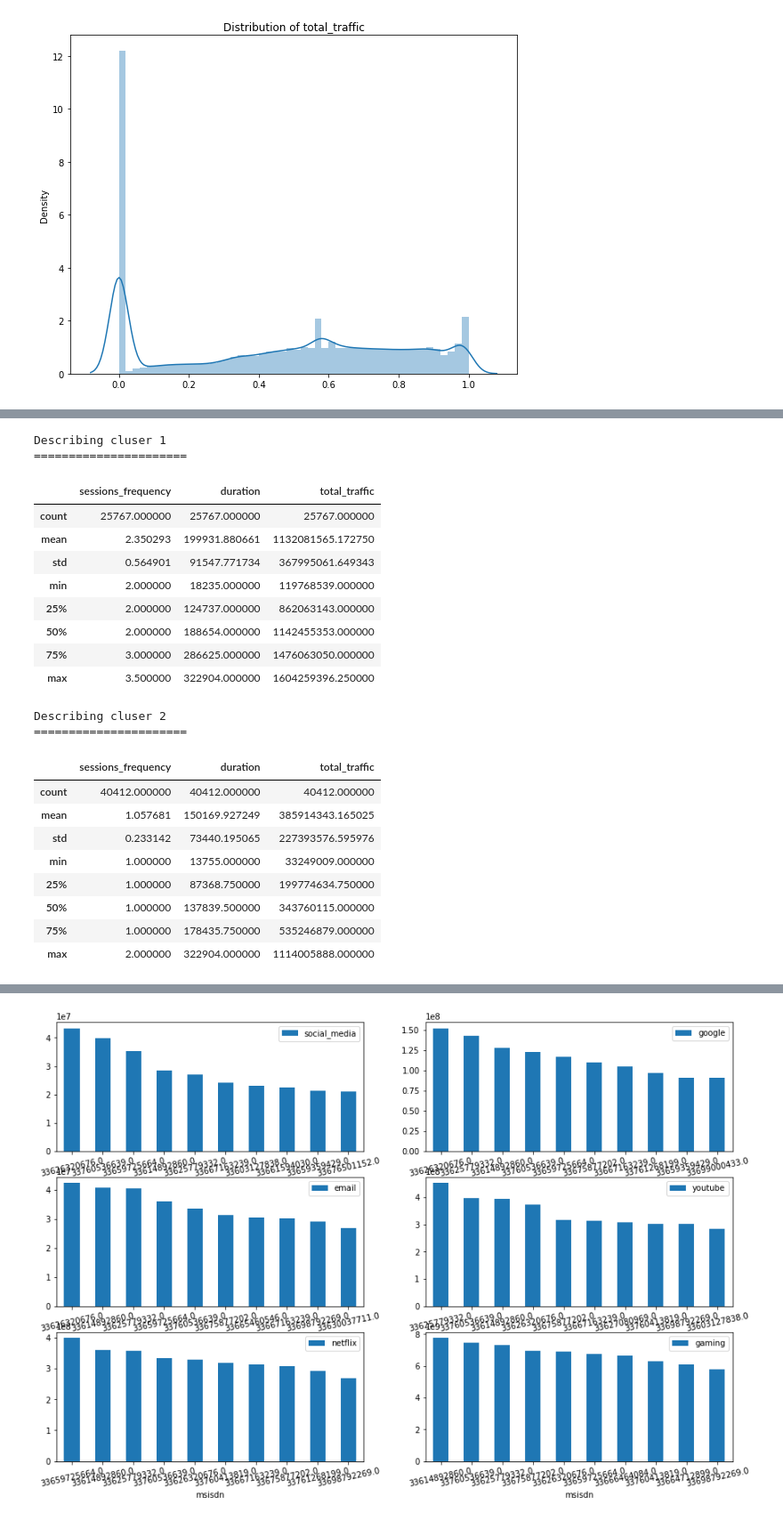
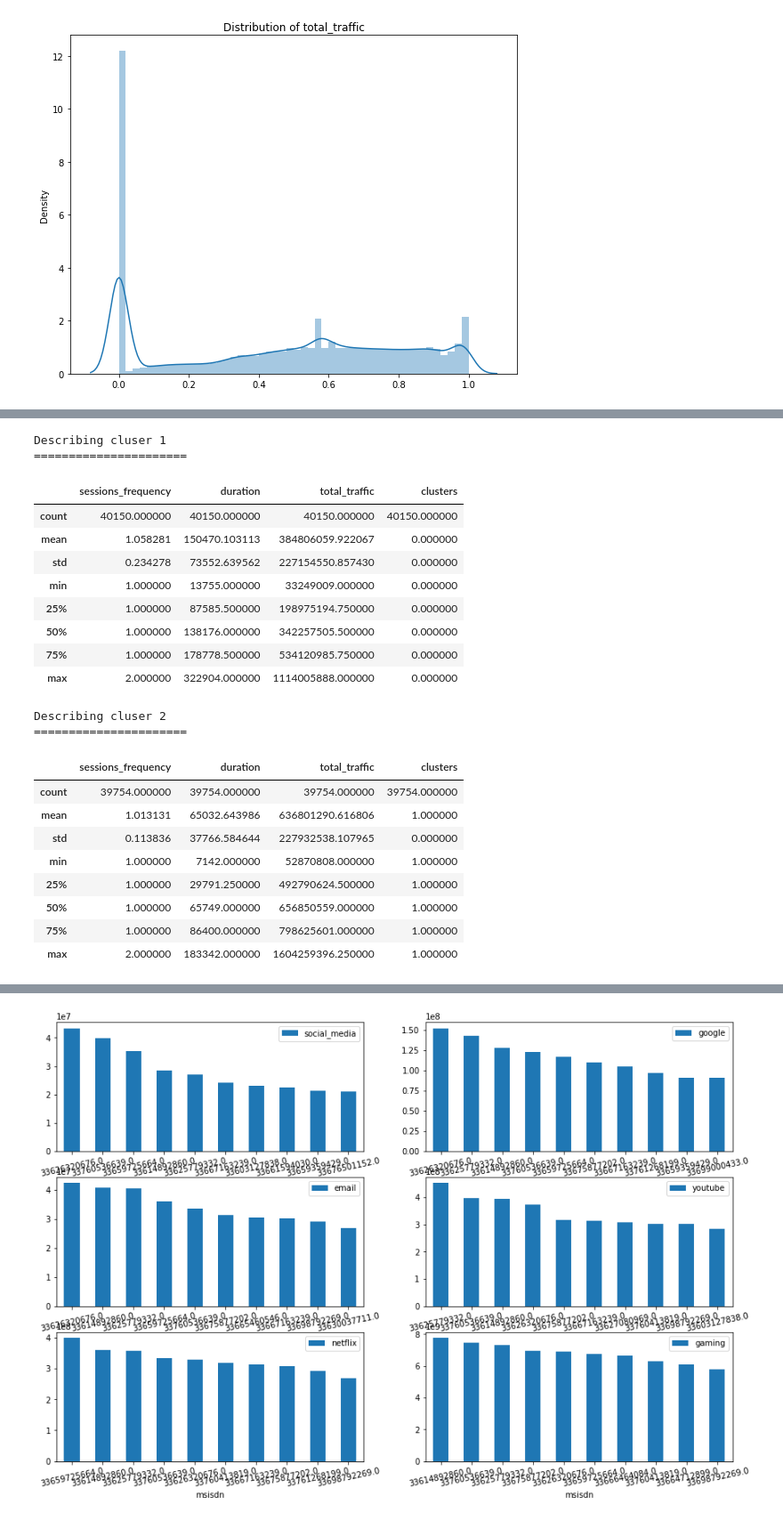
Before and after one commit to daniEL2371/telecom_data_analysis, a Jupyter notebook: Notebooks/UserEngagementAnalysis.ipynb, the cells around one changed output, grey strips where cells are left out. Shown at 89% size. Saved outputs shown, nothing was run; the diff lists cells and outputs as text; code cells hidden in the pictures.

```diff
--- a/Notebooks/UserEngagementAnalysis.ipynb
+++ b/Notebooks/UserEngagementAnalysis.ipynb
@@ -263,10 +263,10 @@ def cluser_label(x: int, cols: list = []) -> str:
     return str(x)
 # %%
 
-labels = ['cluser_1', 'cluser_2', 'cluser_3']
+# labels = ['cluser_1', 'cluser_2', 'cluser_3']
 
-engagment_metrics_with_cluster['clusters']  = engagment_metrics_with_cluster['clusters'].map(lambda x:
-                                                                                             cluser_label(x, labels))
+# engagment_metrics_with_cluster['clusters']  = engagment_metrics_with_cluster['clusters'].map(lambda x:
+#                                                                                              cluser_label(x, labels))
 engagment_metrics_with_cluster['clusters'].value_counts()
 
 plt.figure(figsize=(12,9))
@@ -288,38 +288,38 @@ Name: clusters, dtype: int64
 # %%
 
 print("Describing cluser 1 ")
 print("======================")
-cluser_1 =  engagment_metrics_with_cluster[engagment_metrics_with_cluster['clusters'] == 'cluser_1']
+cluser_1 =  engagment_metrics_with_cluster[engagment_metrics_with_cluster['clusters'] == 0]
 cluser_1.describe()
 # %% [output]
 Describing cluser 1
 ======================
-|  | sessions_frequency | duration | total_traffic |
-| count | 25767.000000 | 25767.000000 | 25767.000000 |
-| mean | 2.350293 | 199931.880661 | 1132081565.172750 |
-| std | 0.564901 | 91547.771734 | 367995061.649343 |
-| min | 2.000000 | 18235.000000 | 119768539.000000 |
-| 25% | 2.000000 | 124737.000000 | 862063143.000000 |
-| 50% | 2.000000 | 188654.000000 | 1142455353.000000 |
-| 75% | 3.000000 | 286625.000000 | 1476063050.000000 |
-| max | 3.500000 | 322904.000000 | 1604259396.250000 |
+|  | sessions_frequency | duration | total_traffic | clusters |
+| count | 40150.000000 | 40150.000000 | 40150.000000 | 40150.000000 |
+| mean | 1.058281 | 150470.103113 | 384806059.922067 | 0.000000 |
+| std | 0.234278 | 73552.639562 | 227154550.857430 | 0.000000 |
+| min | 1.000000 | 13755.000000 | 33249009.000000 | 0.000000 |
+| 25% | 1.000000 | 87585.500000 | 198975194.750000 | 0.000000 |
+| 50% | 1.000000 | 138176.000000 | 342257505.500000 | 0.000000 |
+| 75% | 1.000000 | 178778.500000 | 534120985.750000 | 0.000000 |
+| max | 2.000000 | 322904.000000 | 1114005888.000000 | 0.000000 |
 # %%
 print("Describing cluser 2 ")
 print("======================")
-cluser_1 =  engagment_metrics_with_cluster[engagment_metrics_with_cluster['clusters'] == 'cluser_2']
+cluser_1 =  engagment_metrics_with_cluster[engagment_metrics_with_cluster['clusters'] == 1]
 cluser_1.describe()
 # %% [output]
 Describing cluser 2
 ======================
-|  | sessions_frequency | duration | total_traffic |
-| count | 40412.000000 | 40412.000000 | 40412.000000 |
-| mean | 1.057681 | 150169.927249 | 385914343.165025 |
-| std | 0.233142 | 73440.195065 | 227393576.595976 |
-| min | 1.000000 | 13755.000000 | 33249009.000000 |
-| 25% | 1.000000 | 87368.750000 | 199774634.750000 |
-| 50% | 1.000000 | 137839.500000 | 343760115.000000 |
-| 75% | 1.000000 | 178435.750000 | 535246879.000000 |
-| max | 2.000000 | 322904.000000 | 1114005888.000000 |
+|  | sessions_frequency | duration | total_traffic | clusters |
+| count | 39754.000000 | 39754.000000 | 39754.000000 | 39754.000000 |
+| mean | 1.013131 | 65032.643986 | 636801290.616806 | 1.000000 |
+| std | 0.113836 | 37766.584644 | 227932538.107965 | 0.000000 |
+| min | 1.000000 | 7142.000000 | 52870808.000000 | 1.000000 |
+| 25% | 1.000000 | 29791.250000 | 492790624.500000 | 1.000000 |
+| 50% | 1.000000 | 65749.000000 | 656850559.000000 | 1.000000 |
+| 75% | 1.000000 | 86400.000000 | 798625601.000000 | 1.000000 |
+| max | 2.000000 | 183342.000000 | 1604259396.250000 | 1.000000 |
 # %%
 print("Describing cluser 3 ")
 print("======================")
```
Also changed, not shown: parts of 16 cells of this notebook, 1 other file.
